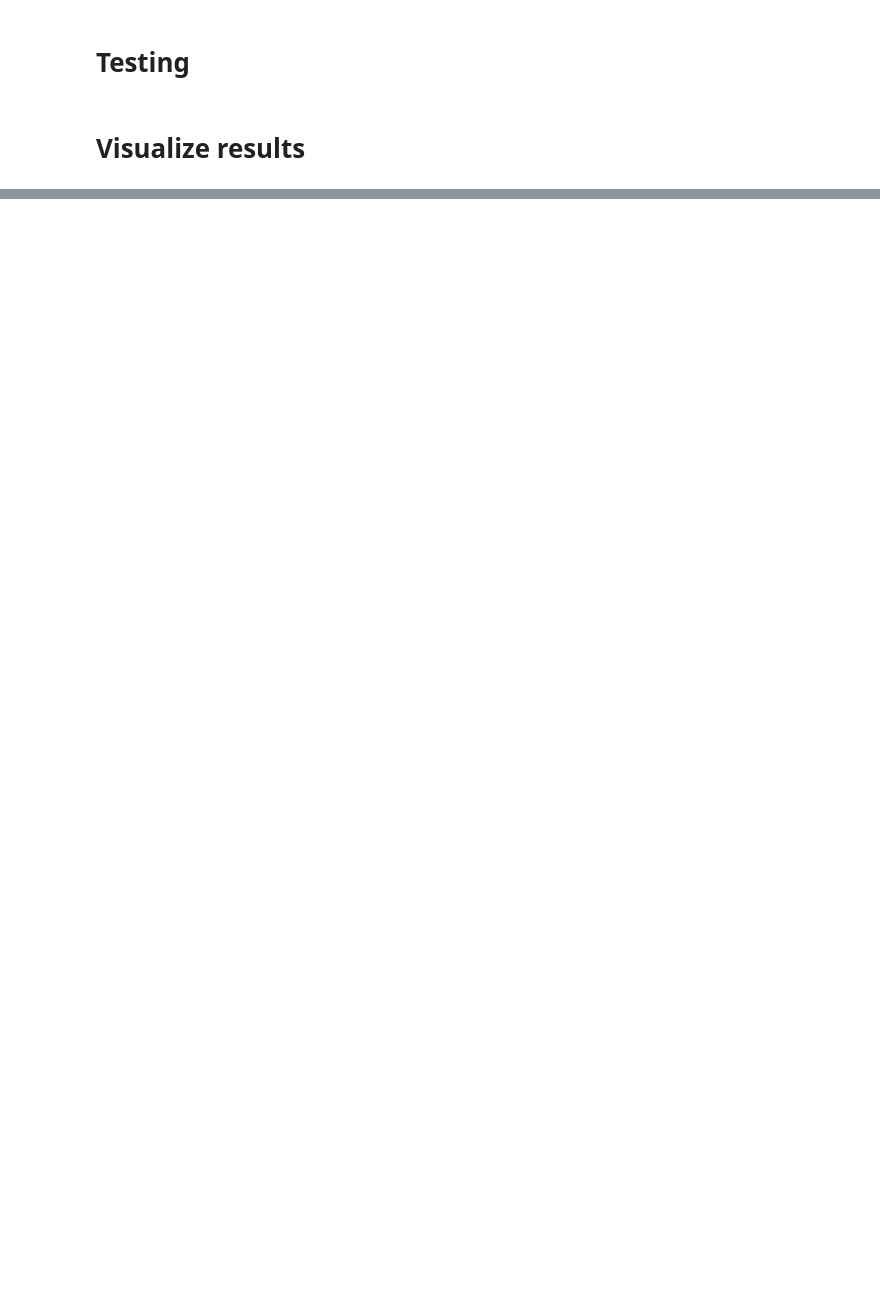
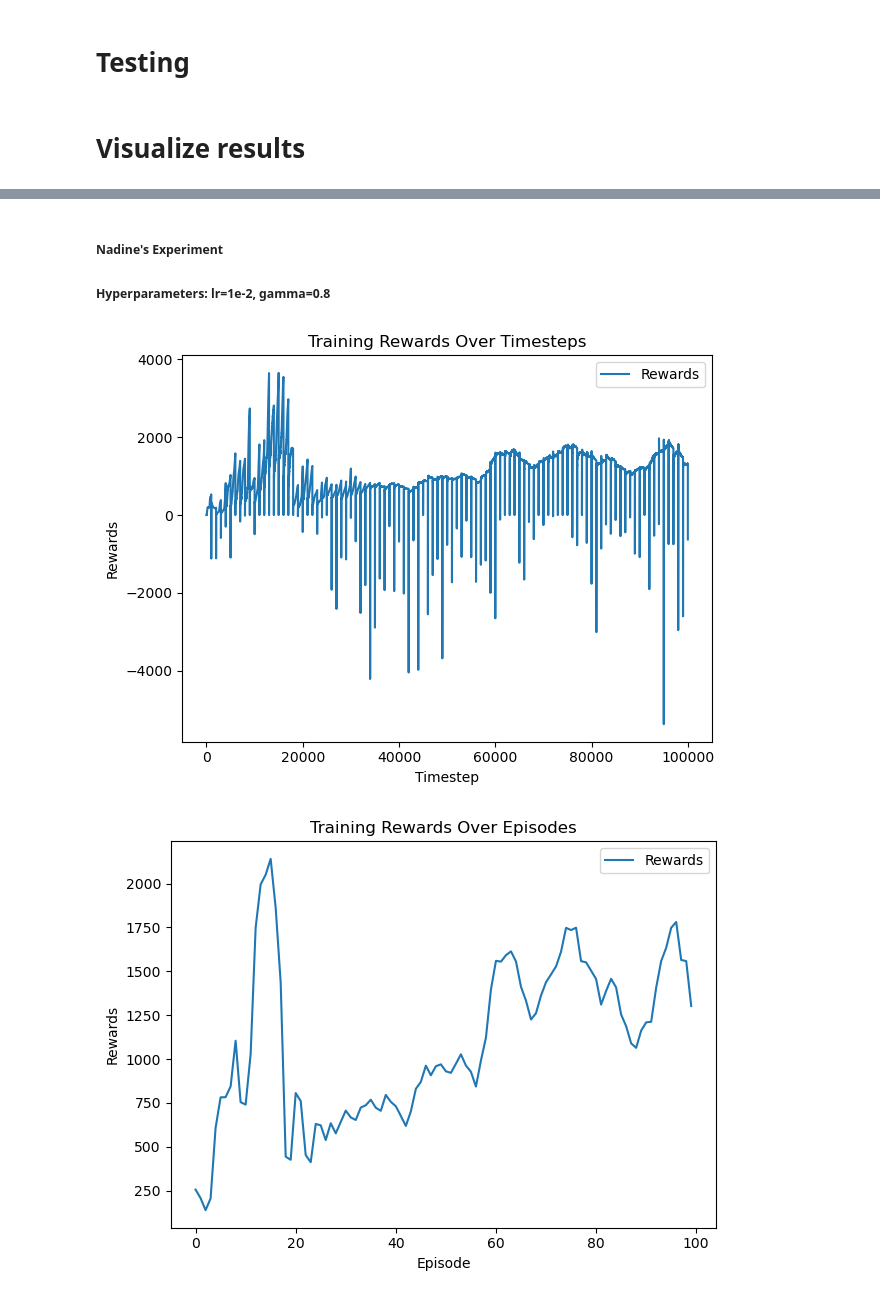
Before and after one commit to LucasHartmanWestern/cs_9170_project, a Jupyter notebook: main.ipynb, the cells around one changed output, grey strips where cells are left out. Cells and saved outputs as stored; diff of their text form; code cells hidden in the pictures; blank space fills up the shorter version.

```diff
--- a/main.ipynb
+++ b/main.ipynb
@@ -525,0 +198,18 @@ print(f"Test Results | MSE: {mse} | MAE: {mae} | Female MSE: {female_mse}")
+# %% [markdown]
+##### Nadine's Experiment
+##### Hyperparameters: lr=1e-2, gamma=0.8
+# %%
+# Plotting Nadine's Experiment results
+training_metrics_path = os.path.join(results_folder_name, 'nadine', 'metrics', 'training_metrics_nadine.json')
+baseline_metrics_path = os.path.join(results_folder_name, 'nadine', 'metrics', 'baseline_metrics_nadine.json')
+save_path = os.path.join(results_folder_name, 'nadine', 'plots')
+os.makedirs(save_path, exist_ok=True)
+
+plot_rewards(training_metrics_path, save_path)
+plot_episode_rewards(training_metrics_path, save_path)
+plot_cumulative_rewards(training_metrics_path, save_path)
+plot_mse_hist(baseline_metrics_path, training_metrics_path, save_path)
+plot_female_mse_hist(baseline_metrics_path, training_metrics_path, save_path)
+# %% [output]
+[figure, added]
+[figure, added]
```
Also changed, not shown: parts of 16 cells of this notebook, 43 other files.
